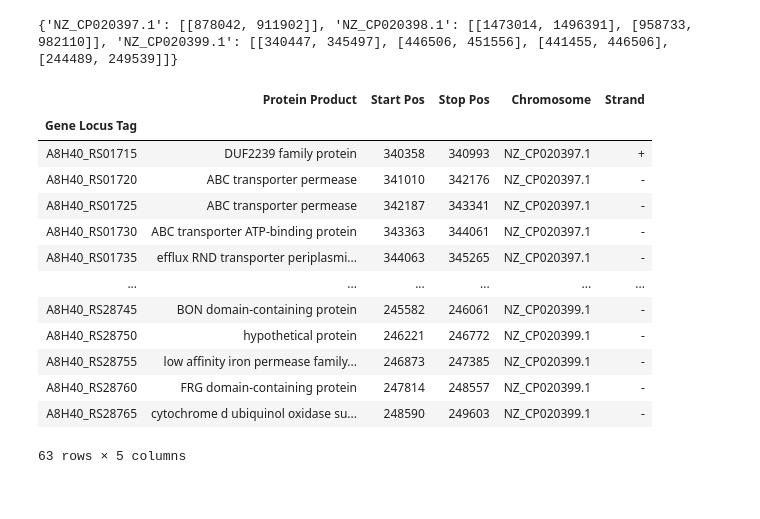
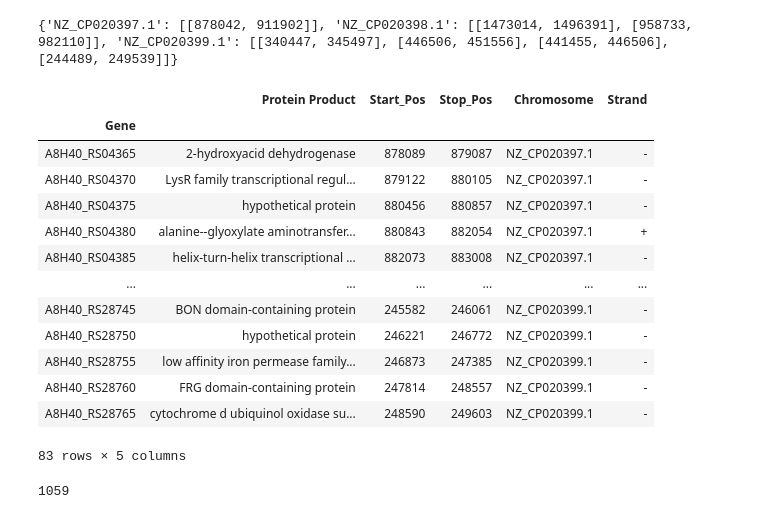
Before and after one commit to skharrison/CF-BM-WGS-data-analysis, a Jupyter notebook: python-final.ipynb, the cells around one changed output. Saved outputs shown, nothing was run; the diff lists cells and outputs as text; code cells hidden in the pictures.

```diff
--- a/python-final.ipynb
+++ b/python-final.ipynb
@@ -26,11 +26,11 @@ array([<matplotlib.axes._subplots.AxesSubplot object at 0x...>,
 #Input is dataframe containing "Position" column with all positions which contain mutations as well dataframe must also contain "Chromosome"
 
 
-def gethighestMutRegions(data, bins):
+def getMutRegions(data, bins):
     #makes list of chromosomes
     chroms = list(data.Chromosome.unique())
     #creates blank dataframe with desired columns
-    all_highest = pandas.DataFrame(columns=['Regions', '# SNPs', '% Total on Chrom', 'Chromosome'])
+    all_reg = pandas.DataFrame(columns=['Regions', '# SNPs', '% Total on Chrom', 'Chromosome'])
     #iterates through chrom list
     for ch in chroms:
         #keeps rows based on chromosome
@@ -44,11 +44,11 @@ def gethighestMutRegions(data, bins):
         #makes new dataframe with desired infomation
         df1 = pandas.DataFrame({'Regions': values.index, '# SNPs' : values.values, '% Total on Chrom': percent_total_chrom.values, 'Chromosome': ch})
         #appends each chromosome info to new dataframe and so easily can group table by chromosome and returns it
-        all_highest = all_highest.append(df1, ignore_index=True)
-    return all_highest
+        all_reg = all_reg.append(df1, ignore_index=True)
+    return all_reg
 
 #creating dataframe from above variants table and chose bin size of 100
-mutation_regions = gethighestMutRegions(variants, 100)
+mutation_regions = getMutRegions(variants, 100)
 #only want regions with signifcantly higher proportions of mutations than would be assumed by equal distribution.
 #Split into 100 bins so theoretically if mutations random and selective pressure/mutagenesis low, each region should contain approximately 1% of total mutations on the chromosome
 #This is very approximate so decided would only consider regions containing x10 of that because this may mean there is some kind of selective pressure or something else in these regions containing a significant enrichment of mutations
@@ -66,11 +66,11 @@ highest_muts
 # %%
 import re
 
-def RegionGFF_input(highest_muts):
+def RegionGFF_input(muts_df):
     regions_dict = {}
-    for x in highest_muts.Chromosome:
+    for x in muts_df.Chromosome:
         regions_dict[x] = []
-    for reg,chrom in zip(highest_muts.Regions, highest_muts.Chromosome):
+    for reg,chrom in zip(muts_df.Regions, muts_df.Chromosome):
         new = str(reg)
         no_char = new.rstrip(']').lstrip('(')
         mylist = no_char.split(',')
@@ -93,55 +93,56 @@ import gffutils
 my_gff = "/Users/sarahharrison/Downloads/GCF_003019965.1_ASM301996v1_genomic.gff"
 
 
-def makeGeneFrame(the_GFF_dict, my_gff):
+def makeCDSFrame(the_GFF_dict, my_gff):
     #makes database of gff
     db = gffutils.create_db(my_gff, dbfn='GFF.db', force=True, keep_order=True,merge_strategy='merge', sort_attribute_values=True)
 
-    all_genes = pandas.DataFrame(columns=['Protein Product', 'Start Pos', 'Stop Pos', 'Chromosome', 'Strand'])
+    all_genes = pandas.DataFrame(columns=['Protein Product', 'Start_Pos', 'Stop_Pos', 'Chromosome', 'Strand'])
 
     for key,value in the_GFF_dict.items():
-        for loc in v:
+        for loc in value:
 
             gene_list = list(db.region(region=(key,
                                                loc[0], loc[1])))
             #print(gene_list)
             the_gene_list = []
             start_list = []
             stop_list = []
             protein_id_list = []
             strand_list = []
             product_list = []
             for thing in gene_list:
                 if thing.featuretype == 'CDS':
                     strand_list.append(thing.strand)
                     attributes = dict(thing.attributes)
-                    gene_name = attributes['locus_tag']
-                    the_gene_list.append(gene_name[0])
+                    gene_name = attributes['Parent']
+                    the_gene_list.append(gene_name[0].split('-')[1])
                     start_list.append(thing.start)
                     stop_list.append(thing.stop)
                     product = attributes['product']
                     product_list.append(product[0])
-            gene_data = {'Protein Product': product_list, 'Start Pos' : start_list, 'Stop Pos': stop_list, 'Chromosome': key, 'Strand': strand_list}
+            gene_data = {'Protein Product': product_list, 'Start_Pos' : start_list, 'Stop_Pos': stop_list, 'Chromosome': key, 'Strand': strand_list}
             data_fr = pandas.DataFrame(data=gene_data, index=the_gene_list)
             all_genes = all_genes.append(data_fr)
 
-    all_genes.index.name = "Gene Locus Tag"
-    return(all_genes)
+    all_genes.index.name = "Gene"
+    dedup = all_genes.drop_duplicates()
+    return(dedup)
 
-Region_Gene_data = makeGeneFrame(GFF_dict, my_gff)
-Region_Gene_data
+high_region_gene_data = makeCDSFrame(GFF_dict, my_gff)
+high_region_gene_data
 # %% [output]
-|  | Protein Product | Start Pos | Stop Pos | Chromosome | Strand |
-| Gene Locus Tag |  |  |  |  |  |
-| A8H40_RS01715 | DUF2239 family protein | 340358 | 340993 | NZ_CP020397.1 | + |
-| A8H40_RS01720 | ABC transporter permease | 341010 | 342176 | NZ_CP020397.1 | - |
-| A8H40_RS01725 | ABC transporter permease | 342187 | 343341 | NZ_CP020397.1 | - |
-| A8H40_RS01730 | ABC transporter ATP-binding protein | 343363 | 344061 | NZ_CP020397.1 | - |
-| A8H40_RS01735 | efflux RND transporter periplasmi... | 344063 | 345265 | NZ_CP020397.1 | - |
+|  | Protein Product | Start_Pos | Stop_Pos | Chromosome | Strand |
+| Gene |  |  |  |  |  |
+| A8H40_RS04365 | 2-hydroxyacid dehydrogenase | 878089 | 879087 | NZ_CP020397.1 | - |
+| A8H40_RS04370 | LysR family transcriptional regul... | 879122 | 880105 | NZ_CP020397.1 | - |
+| A8H40_RS04375 | hypothetical protein | 880456 | 880857 | NZ_CP020397.1 | - |
+| A8H40_RS04380 | alanine--glyoxylate aminotransfer... | 880843 | 882054 | NZ_CP020397.1 | + |
+| A8H40_RS04385 | helix-turn-helix transcriptional ... | 882073 | 883008 | NZ_CP020397.1 | - |
 | ... | ... | ... | ... | ... | ... |
 | A8H40_RS28745 | BON domain-containing protein | 245582 | 246061 | NZ_CP020399.1 | - |
 | A8H40_RS28750 | hypothetical protein | 246221 | 246772 | NZ_CP020399.1 | - |
 | A8H40_RS28755 | low affinity iron permease family... | 246873 | 247385 | NZ_CP020399.1 | - |
 | A8H40_RS28760 | FRG domain-containing protein | 247814 | 248557 | NZ_CP020399.1 | - |
 | A8H40_RS28765 | cytochrome d ubiquinol oxidase su... | 248590 | 249603 | NZ_CP020399.1 | - |
-63 rows × 5 columns
+83 rows × 5 columns
@@ -159,0 +149,7 @@ all_region_genes = makeGeneFrame(all_GFF_dict, my_gff)
+# %%
+all_mutations = getMutRegions(variants, 10000)
+all_mut_regions = all_mutations.loc[all_mutations['# SNPs'] > 0]
+
+#all_mut_regions["# SNPs"].sum() made sure that Number is same as Number of locations
+# %% [output]
+1059
```
Also changed, not shown: parts of 9 cells of this notebook, 6 other files.
